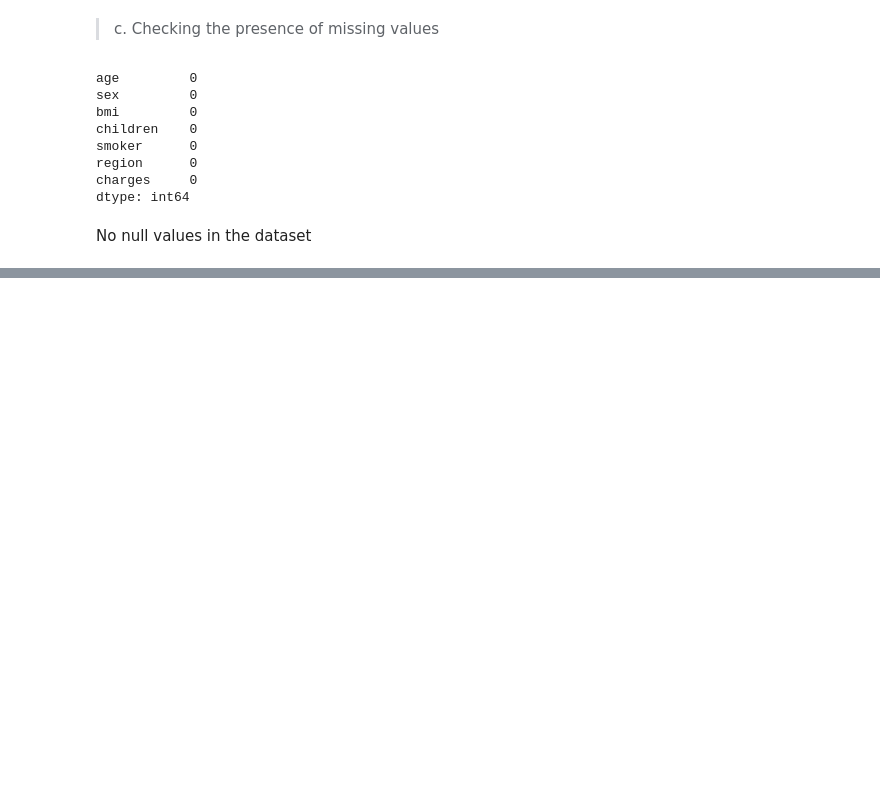
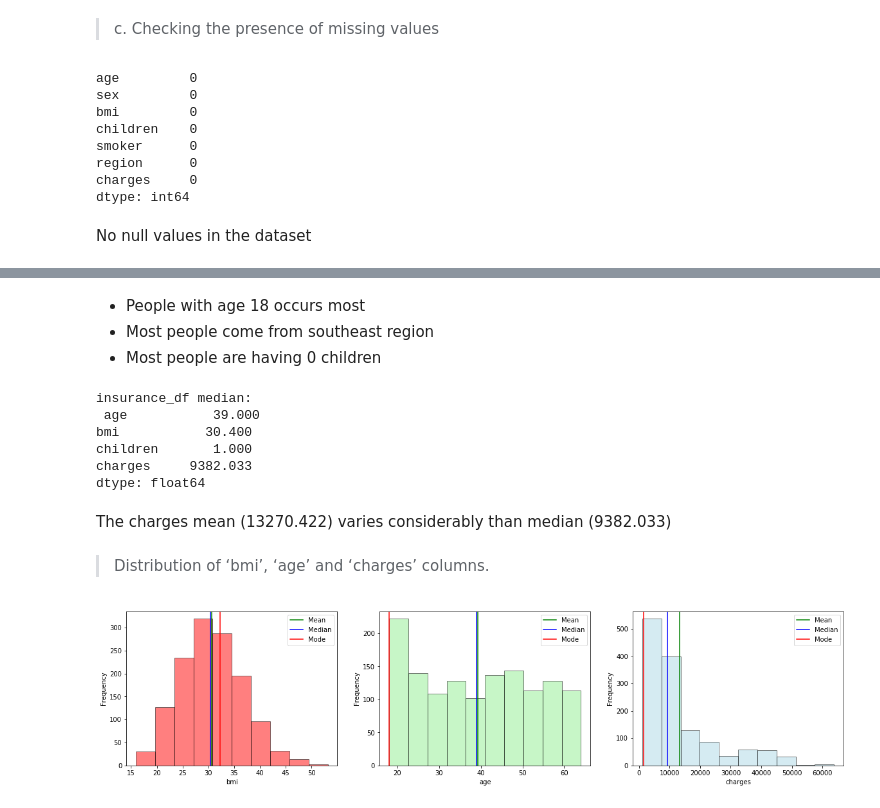
Before and after one commit to subodhpushpak/quickreference, a Jupyter notebook: mlai/assign1.ipynb, the cells around one changed output, grey strips where cells are left out. Saved outputs shown, nothing was run; the diff lists cells and outputs as text; code cells hidden in the pictures; blank space fills up the shorter version.

```diff
--- a/mlai/assign1.ipynb
+++ b/mlai/assign1.ipynb
@@ -30,8 +30,8 @@ from sklearn.preprocessing import LabelEncoder
 # %% [markdown]
 2. Read the data as a data frame
 # %%
-Data  = pd.read_csv('/insurance.csv') # Import the dataset named 'insurance.csv'
-Data.head()  # view the first 5 rows of the data
+insurance_df  = pd.read_csv('/insurance.csv') # Import the dataset named 'insurance.csv'
+insurance_df.head()  # view the first 5 rows of the data
 # %% [output]
 |  | age | sex | bmi | children | smoker | region | charges |
 | 0 | 19 | female | 27.900 | 0 | yes | southwest | 16884.92400 |
@@ -90,0 +119,53 @@ Data
+# %% [markdown]
+*  People with age 18 occurs most
+*  Most people come from southeast region
+*  Most people are having 0 children
+# %%
+# get the median of the data
+print("insurance_df median: \n",insurance_df.median())
+# %% [output]
+insurance_df median:
+ age           39.000
+bmi           30.400
+children       1.000
+charges     9382.033
+dtype: float64
+# %% [markdown]
+The charges mean (13270.422) varies considerably than median (9382.033)
+# %% [markdown]
+> Distribution of ‘bmi’, ‘age’ and ‘charges’ columns.
+# %%
+plt.figure(figsize= (20,15))
+
+
+plt.subplot(3,3,1)
+plt.hist(insurance_df.bmi,color='red', edgecolor = 'black', alpha = 0.5)
+plt.ylabel('Frequency') # label the y-axis
+plt.xlabel('bmi')
+plt.axvline(insurance_df.bmi.mean(),color='green',label='Mean')
+plt.axvline(insurance_df.bmi.median(),color='blue',label='Median')
+plt.axvline(insurance_df.bmi.mode()[0],color='red',label='Mode')
+plt.legend()
+
+plt.subplot(3,3,2)
+plt.hist(insurance_df.age, color='lightgreen', edgecolor = 'black', alpha = 0.5)
+plt.ylabel('Frequency') # label the y-axis
+plt.xlabel('age')
+plt.axvline(insurance_df.age.mean(),color='green',label='Mean')
+plt.axvline(insurance_df.age.median(),color='blue',label='Median')
+plt.axvline(insurance_df.age.mode()[0],color='red',label='Mode')
+plt.legend()
+
+plt.subplot(3,3,3)
+plt.hist(insurance_df.charges, color='lightblue', edgecolor = 'black', alpha = 0.5)
+plt.ylabel('Frequency') # label the y-axis
+plt.xlabel('charges')
+plt.axvline(insurance_df.charges.mean(),color='green',label='Mean')
+plt.axvline(insurance_df.charges.median(),color='blue',label='Median')
+plt.axvline(insurance_df.charges.mode()[0],color='red',label='Mode')
+plt.legend()     # Plot the legend
+
+
+plt.show()
+# %% [output]
+[figure, added]
```
Also changed, not shown: parts of 11 cells of this notebook.
